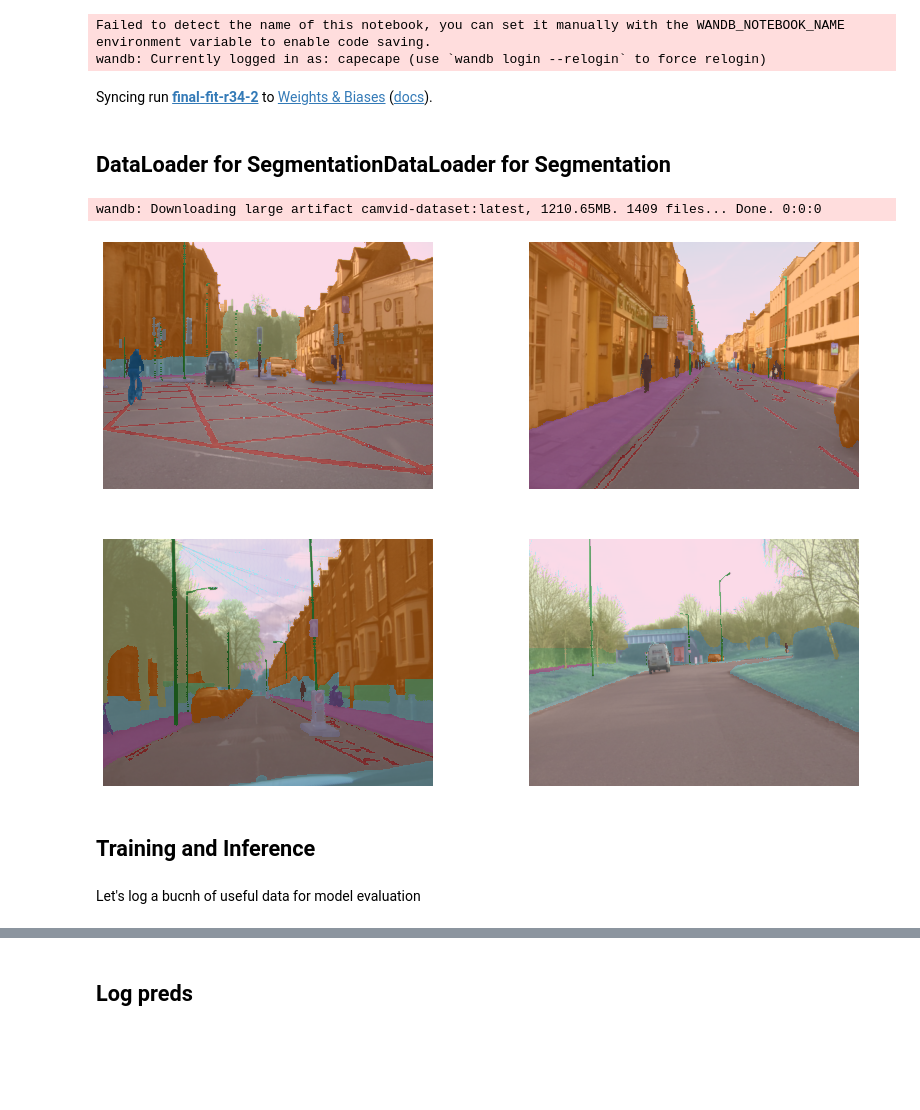
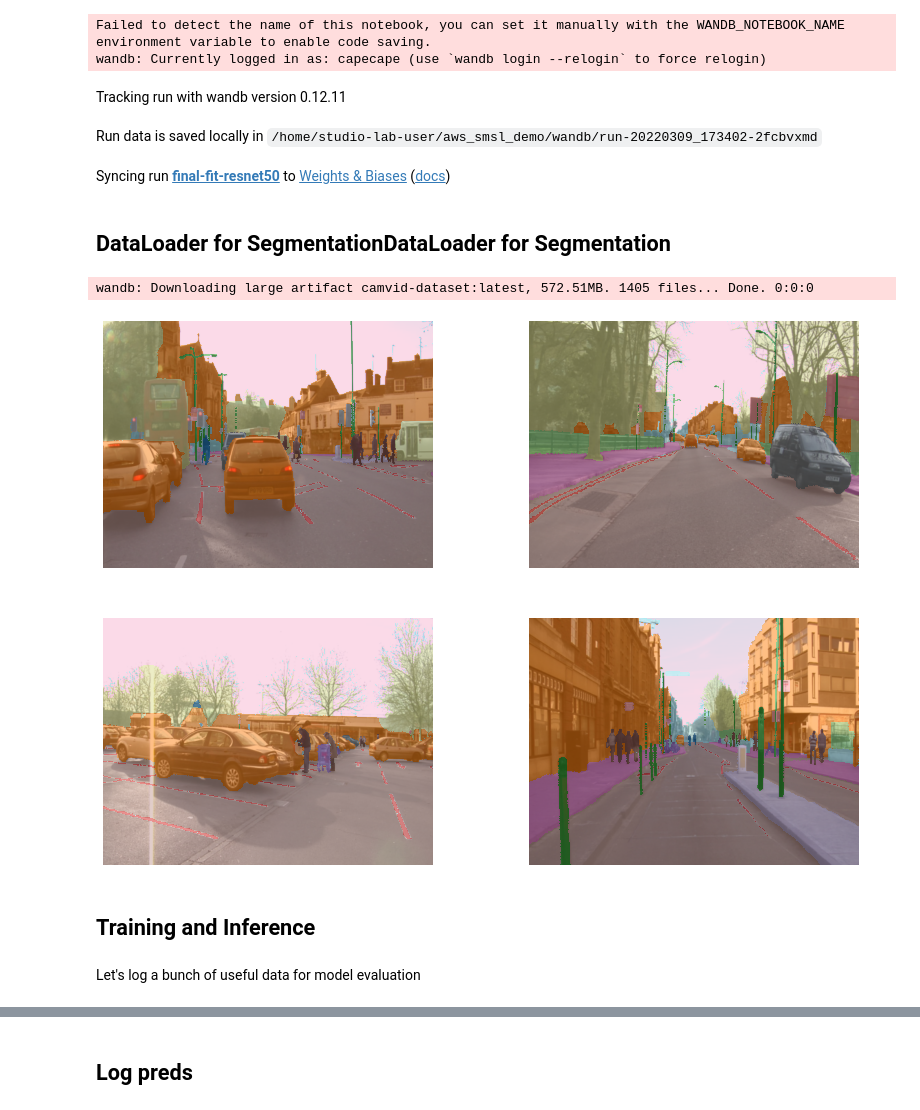
Before and after one commit to wandb/SageMakerStudio, a Jupyter notebook: 02_semantic_segmentation.ipynb, the cells around one changed output, grey strips where cells are left out. Cells and saved outputs as stored; diff of their text form; code cells hidden in the pictures; blank space fills up the shorter version.

```diff
--- a/02_semantic_segmentation.ipynb
+++ b/02_semantic_segmentation.ipynb
@@ -47,7 +86,6 @@ run = wandb.init(
     name=RUN_NAME,
     entity=ENTITY,
     job_type=JOB_TYPE,
-    mode=MODE,
     config={
         "artifact_id": ARTIFACT_ID,
         "image_shape": IMAGE_SHAPE,
@@ -60,12 +98,15 @@ run = wandb.init(
         "train_epochs": TRAIN_EPOCHS,
         "inference_batch_size": INFERENCE_BATCH_SIZE,
         "num_warmup_iters": NUM_WARMUP_ITERS,
-        "num_inference_banchmark_iters": NUM_INFERENCE_BENCHMARK_ITERS
+        "num_inference_banchmark_iters": NUM_INFERENCE_BENCHMARK_ITERS,
+        "augmentations":USE_AUGMENTATION,
     }
 )
 # %% [output]
 Failed to detect the name of this notebook, you can set it manually with the WANDB_NOTEBOOK_NAME environment variable to enable code saving.
 wandb: Currently logged in as: capecape (use `wandb login --relogin` to force relogin)
-Syncing run final-fit-r34-2 to Weights & Biases (docs).
+Tracking run with wandb version 0.12.11
+Run data is saved locally in /home/studio-lab-user/aws_smsl_demo/wandb/run-20220309_173402-2fcbvxmd
+Syncing run final-fit-resnet50 to Weights & Biases (docs)
 # %% [markdown]
 ## DataLoader for SegmentationDataLoader for Segmentation
@@ -106,20 +113,59 @@ def get_dataloaders(
+# %%
+def label_func(fn):
+    return fn.parent.parent/"labels"/f"{fn.stem}_P{fn.suffix}"
+
+
+def get_dataloaders(
+    artifact_id: str, # the name of the artifact
+    batch_size: int,  # the batch size for training, 2x for val
+    resize_factor: int, # a integer resize factor for training
+    validation_split_pct: float, # the validation percentage of data to be used in [0,1]
+    augment: bool, # use augmentations
+    seed: int, # the seed
+):
+    """Grab an artifact and creating a Pytorch DataLoader"""
+    artifact = wandb.use_artifact(artifact_id, type='dataset')
+    artifact_dir = Path(artifact.download())
+    codes = np.loadtxt(artifact_dir/'codes.txt', dtype=str)
+    fnames = get_image_files(artifact_dir/"images")
+    class_labels = {k: v for k, v in enumerate(codes)}
+
+    image_shape = load_image(fnames[0]).shape
+
+    tfms = aug_transforms()
+
+    return SegmentationDataLoaders.from_label_func(
+        artifact_dir,
+        bs=batch_size,
+        fnames=fnames,
+        label_func=label_func,
+        codes=codes,
+        item_tfms=Resize((
+            image_shape[0] // resize_factor,
+            image_shape[1] // resize_factor
+        )),
+        batch_tfms=tfms if augment else None,
+        valid_pct=validation_split_pct,
+        seed=seed
+    ), class_labels
 # %%
 data_loader, class_labels = get_dataloaders(
     artifact_id=ARTIFACT_ID,
     batch_size=BATCH_SIZE,
     resize_factor=IMAGE_RESIZE_FACTOR,
     validation_split_pct=VALIDATION_SPLIT_PCT,
+    augment=USE_AUGMENTATION,
     seed=SEED
 )
 
 data_loader.show_batch(max_n=4, vmin=1, vmax=30, figsize=(14, 10))
 # %% [output]
-wandb: Downloading large artifact camvid-dataset:latest, 1210.65MB. 1409 files... Done. 0:0:0
+wandb: Downloading large artifact camvid-dataset:latest, 572.51MB. 1405 files... Done. 0:0:0
-[figure, old version]
+[figure, new version]
 # %% [markdown]
 ## Training and Inference
 # %% [markdown]
-Let's log a bucnh of useful data for model evaluation
+Let's log a bunch of useful data for model evaluation
 # %%
 def get_model_parameters(model):
     "Get total number of model params"
```
Also changed, not shown: parts of 19 cells of this notebook, 1 other file.
